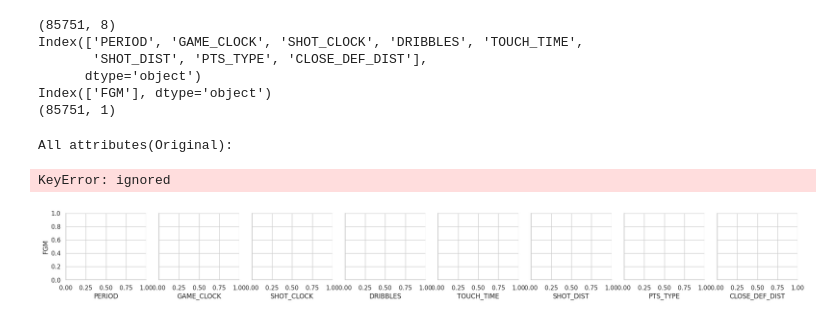
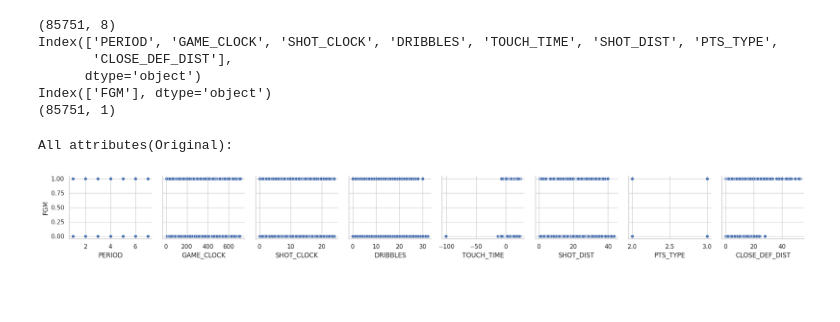
Before and after one commit to mygodimatomato/DeepLearning, a Jupyter notebook: Lab/L5_Regularization/Lab05_112062524.ipynb, the cells around one changed output. Saved outputs shown, nothing was run; the diff lists cells and outputs as text; code cells hidden in the pictures; blank space fills up the shorter version.

```diff
--- a/Lab/L5_Regularization/Lab05_112062524.ipynb
+++ b/Lab/L5_Regularization/Lab05_112062524.ipynb
@@ -28,7 +28,7 @@ urllib.request.urlretrieve("https://nthu-datalab.github.io/ml/labs/05_Regulariza
 urllib.request.urlretrieve("https://nthu-datalab.github.io/ml/labs/05_Regularization/data/y_train.csv", "./data/y_train.csv")
 urllib.request.urlretrieve("https://nthu-datalab.github.io/ml/labs/05_Regularization/data/X_test.csv", "./data/X_test.csv")
 
-X_train = pd.read_csv('./data/X_train.csv')
+x_train = pd.read_csv('./data/X_train.csv')
 y_train = pd.read_csv('./data/y_train.csv')
-X_test = pd.read_csv('./data/X_test.csv')
+x_test = pd.read_csv('./data/X_test.csv')
 # %%
@@ -56,15 +61,11 @@ X_training_std, X_validation_std, y_training, y_validation = train_test_split(X_
 # %%
 # Plot the pairwise distributions to see the correlation between selected attributes and FMG
 # Question : should I compare the attribute of the "Original data" or the "Normalized data" ?
 print('All attributes(Original):')
 sns.set(style='whitegrid', context='notebook')
-sns.pairplot(X_train+y_train, x_vars=X_train, y_vars=y_train, size=2.5)
+sns.pairplot(x_train.assign(FGM=y_train.loc[:,'FGM']), x_vars=x_train.columns, y_vars=y_train.columns, size=2.5)
 plt.tight_layout()
-plt.show
-
-# print('All attributes(Normalized): ')
-# sns.pairplot(X_train_std+y_train, x_vars=X_train, y_vars=y_train, size=2.5)
+plt.show()
 # %% [output]
 All attributes(Original):
-KeyError: ignored
-[figure, old version]
+[figure, new version]
```
Also changed, not shown: parts of 25 cells of this notebook, 4 other files.
